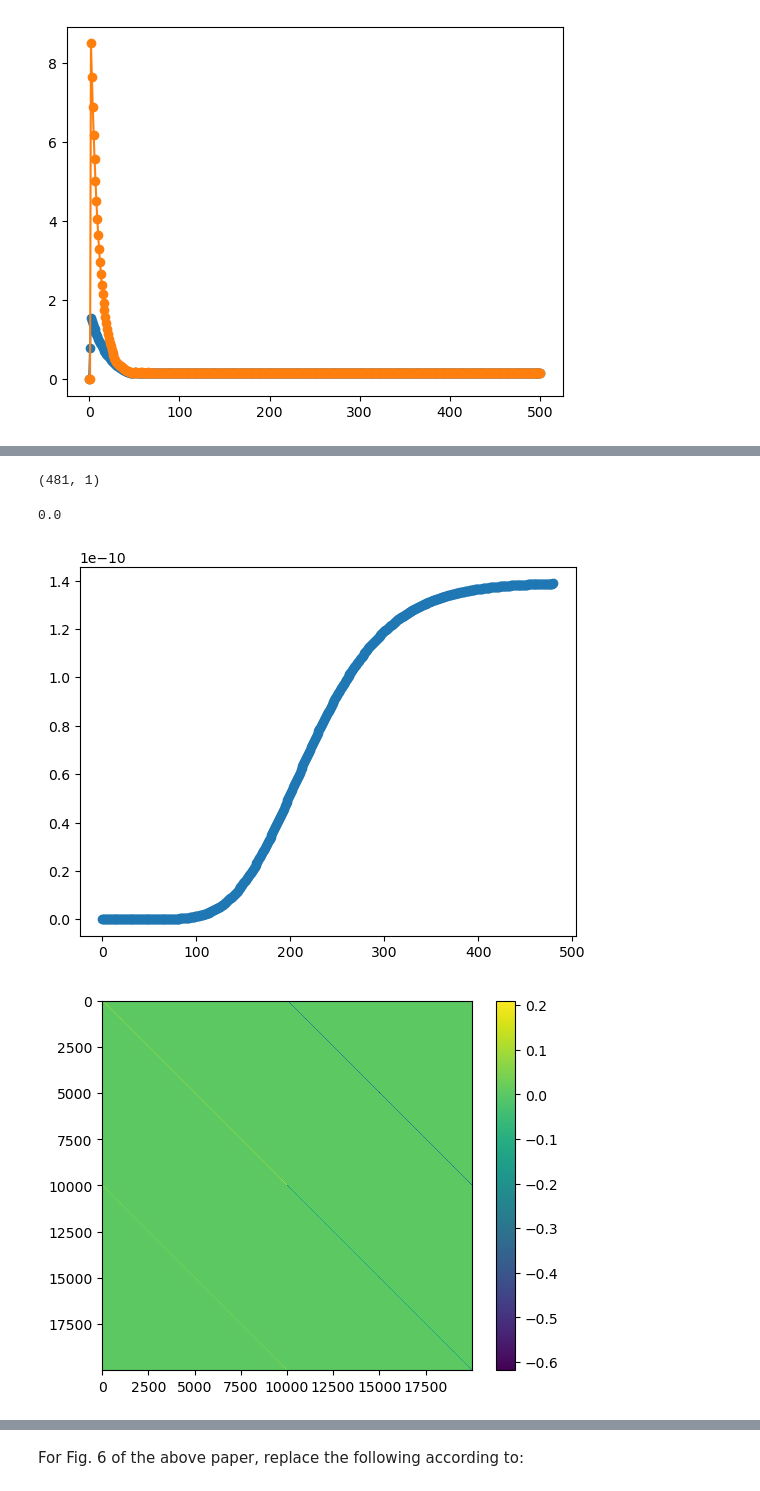
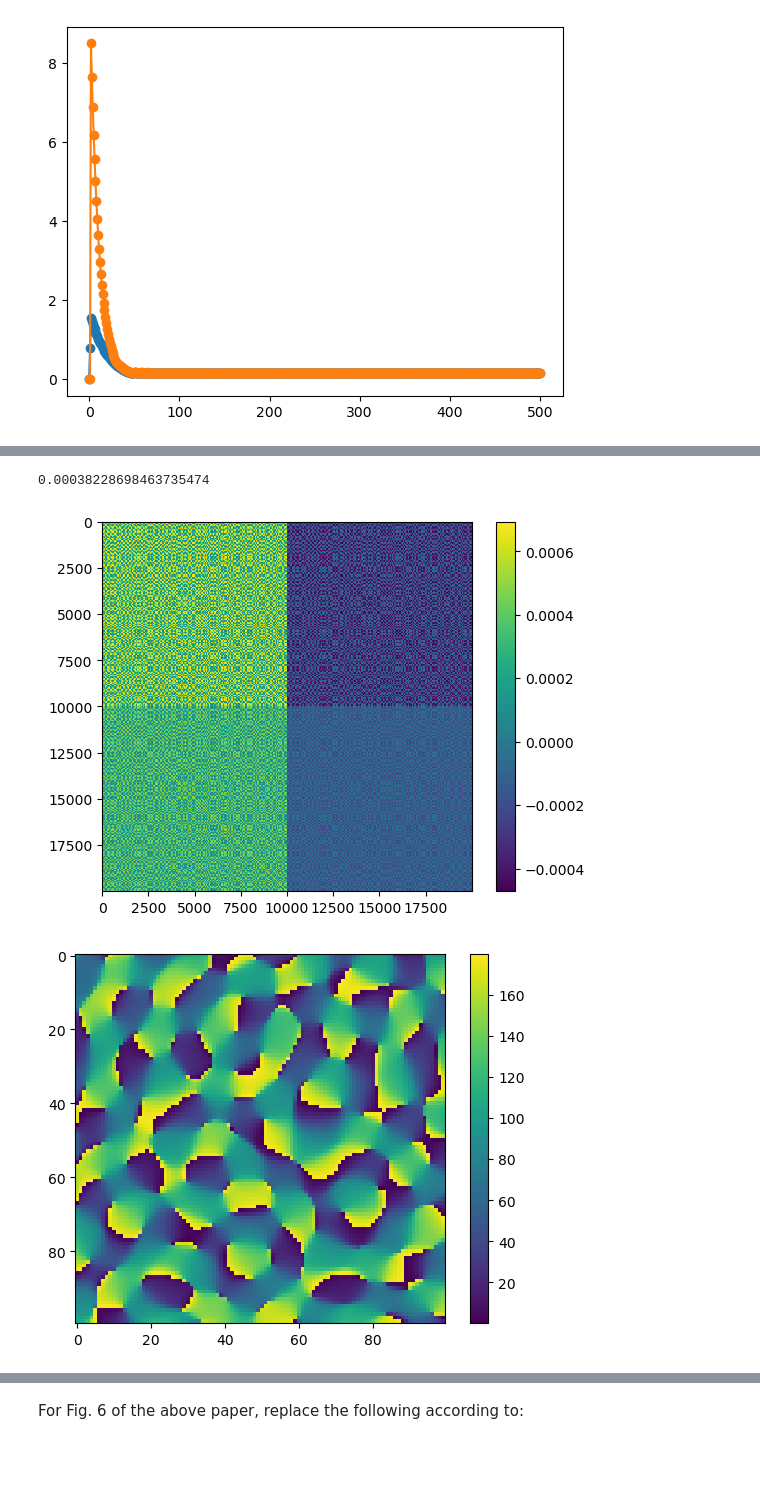
Before and after one commit to derek1909/ssn-simulator, a Jupyter notebook: Simple_Usage.ipynb, the cells around one changed output, grey strips where cells are left out. Cells and saved outputs as stored; diff of their text form; code cells hidden in the pictures; blank space fills up the shorter version.

```diff
--- a/Simple_Usage.ipynb
+++ b/Simple_Usage.ipynb
@@ -158,61 +176,43 @@ grid_pars = GridPars(**{'gridsize_Nx': 100,      # Num of columns in x-direction
 psi = 0.774
 conn_pars = dict(J_2x2= np.array([[1.495, -1.034],
                                   [1.110, -0.517]]) * np.pi * psi,
-                 s_2x2= np.array([[0.2654, 0.09],
+                 s_2x2= 1000*np.array([[0.2654, 0.09],
                                   [0.2940, 0.09]]), # in mm
                  p_local= [0., 0.],
-                 sigma_oris= 45,
+                 sigma_oris= 40,
                  PERIODIC= False,
                  CellWiseNormalized=True)
 
 # make SSN object
 ssn = SSN_classes.SSN2DTopoV1(n=2,
                               k=0.04,
                               tauE=20,
                               tauI=10,
                               grid_pars=grid_pars,
                               conn_pars=conn_pars)
 
 # make feedforward input vector for a grating stimulus
 contrasts = 50
 radius = 0.75
 orientation = 0
 
 
 
-
-input_pars = {'gE' : 0.476,
-              'gI' : 0.232,
-             'sig_ori_EF': 32,
-             'sig_ori_IF': 32,
-             'sigma_RF': 0.04}
-
-
-input = contrast * ssn.make_grating_input(radius, ori_s=orientation,
-                                          **input_pars)
-
-# find fixed point firing rates
-rates, convg = ssn.fixed_point_r(input, verbose=False, PLOT=True)
-
-# plt.imshow(ssn.W, cmap='viridis', interpolation='nearest')
-# plt.colorbar()
-
 plt.figure()
 plt.imshow(ssn.W, cmap='viridis', interpolation='nearest')
 plt.colorbar()
 
-plt.figure()
-plt.imshow(ssn.y_map, cmap='viridis', interpolation='nearest')
-plt.colorbar()
+# plt.figure()
+# plt.imshow(ssn.y_map, cmap='viridis', interpolation='nearest')
+# plt.colorbar()
 
 plt.figure()
 plt.imshow(ssn.ori_map, cmap='viridis', interpolation='nearest')
 plt.colorbar()
 
 
 ssn.W[200,280]
 # %% [output]
-(481, 1)
+0.00038228698463735474
-0.0
-[figure, old version]
+[figure, new version]
-[figure, old version]
+[figure, new version]
```
Also changed, not shown: parts of 5 cells of this notebook, 1 other file.
